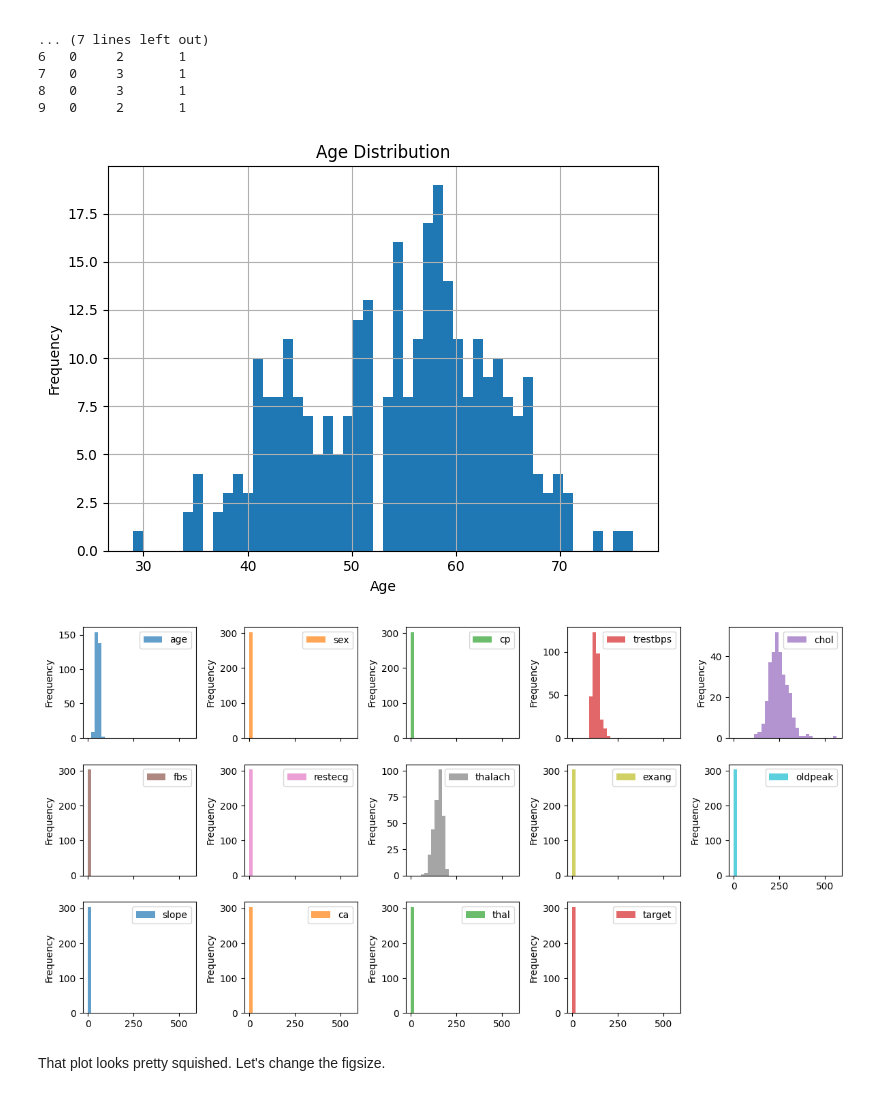
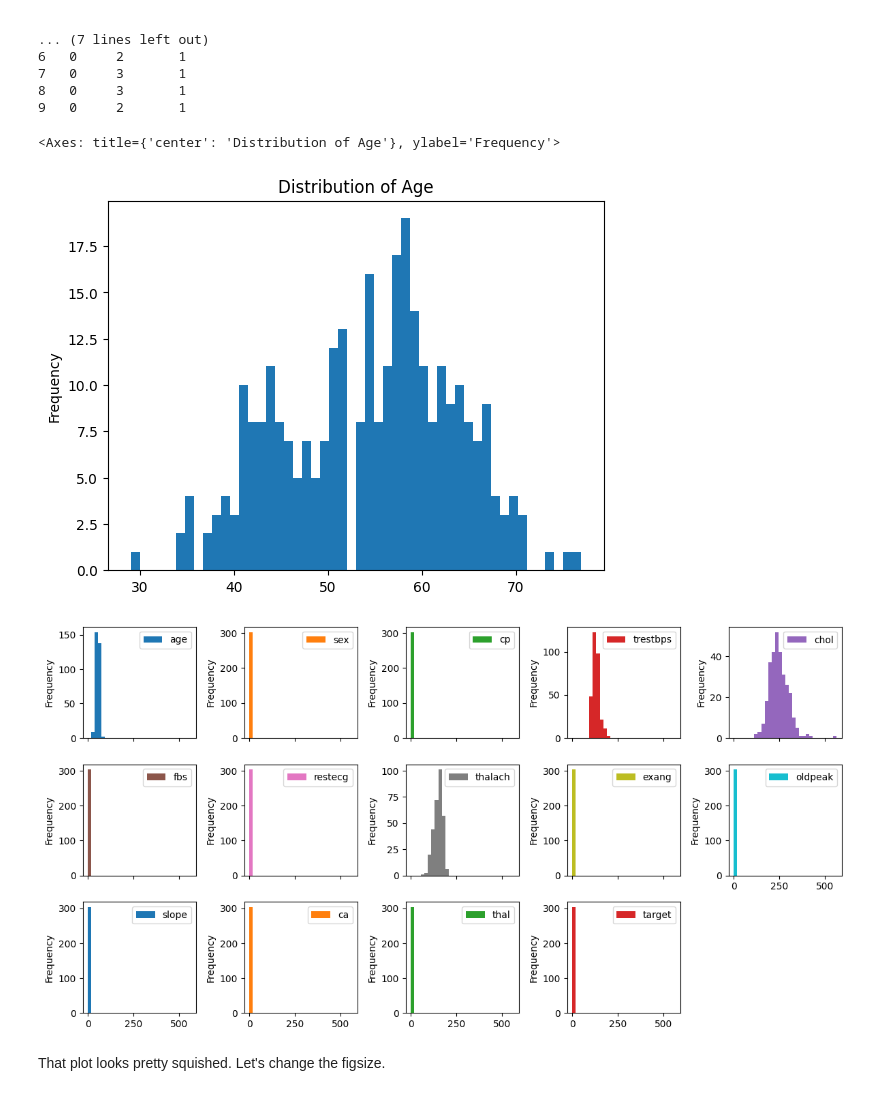
Before and after one commit to srilakshmi-saladi/bdaassignment, a Jupyter notebook: ICP3_B.ipynb, the cells around one changed output. Drawn from its saved outputs; the diff is of its cells as text; code cells hidden in the pictures.

```diff
--- a/ICP3_B.ipynb
+++ b/ICP3_B.ipynb
@@ -815,28 +700,26 @@ print(heart_disease.head(10))
 9   0     2       1
 # %%
 # Create a histogram of the "age" column with 50 bins
+import pandas as pd
 import matplotlib.pyplot as plt
 
-# Create a histogram of the "age" column with 50 bins
-heart_disease['age'].plot(kind='hist', bins=50, title='Age Distribution')
+heart_disease = pd.read_csv('heart-disease (1).csv')
 
-plt.xlabel('Age')
-plt.ylabel('Frequency')
-plt.grid(True)
-plt.tight_layout()
-plt.show()
+heart_disease['age'].plot(kind='hist', bins=50, title='Distribution of Age')
 # %% [output]
+<Axes: title={'center': 'Distribution of Age'}, ylabel='Frequency'>
-[figure, old version]
+[figure, new version]
 # %%
 # Call plot.hist() on the heart_disease DataFrame and toggle the
 # "subplots" parameter to True
-heart_disease.plot.hist(subplots=True, layout=(5,5), figsize=(12,10), bins=30, alpha=0.7)
+import pandas as pd
+import matplotlib.pyplot as plt
+heart_disease.plot.hist(subplots=True, layout=(5,5), figsize=(12,10), bins=30,)
 
-import matplotlib.pyplot as plt
 plt.tight_layout()
 plt.show()
 # %% [output]
-[figure, old version]
+[figure, new version]
 # %% [markdown]
 That plot looks pretty squished. Let's change the figsize.
 # %%
```
Also changed, not shown: parts of 38 cells of this notebook.
